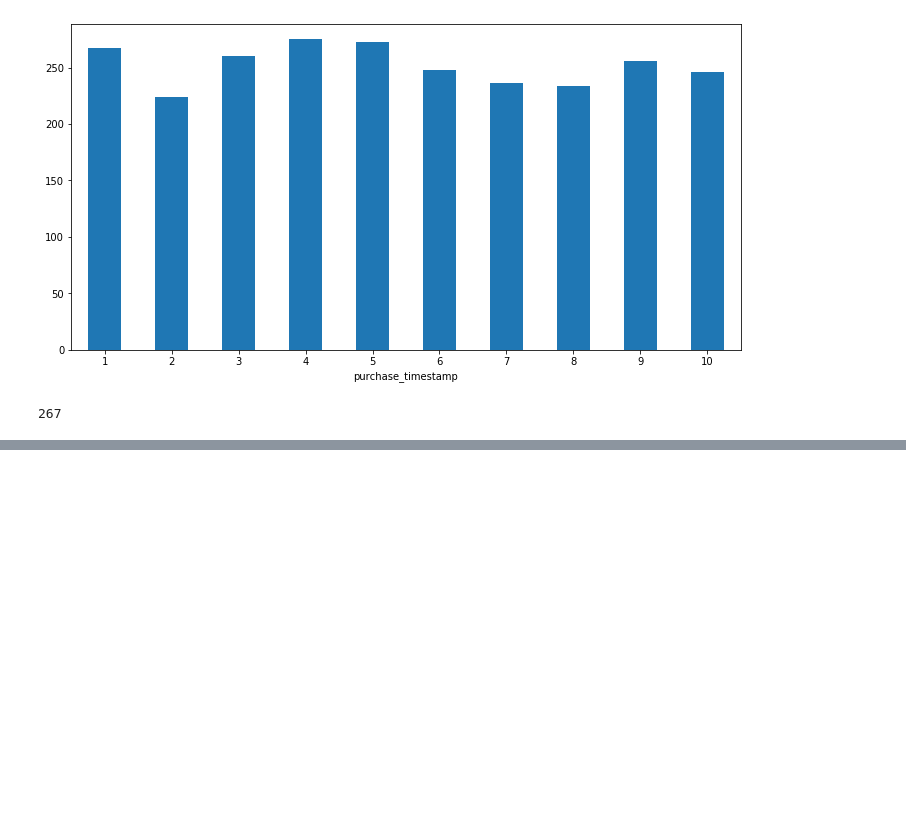
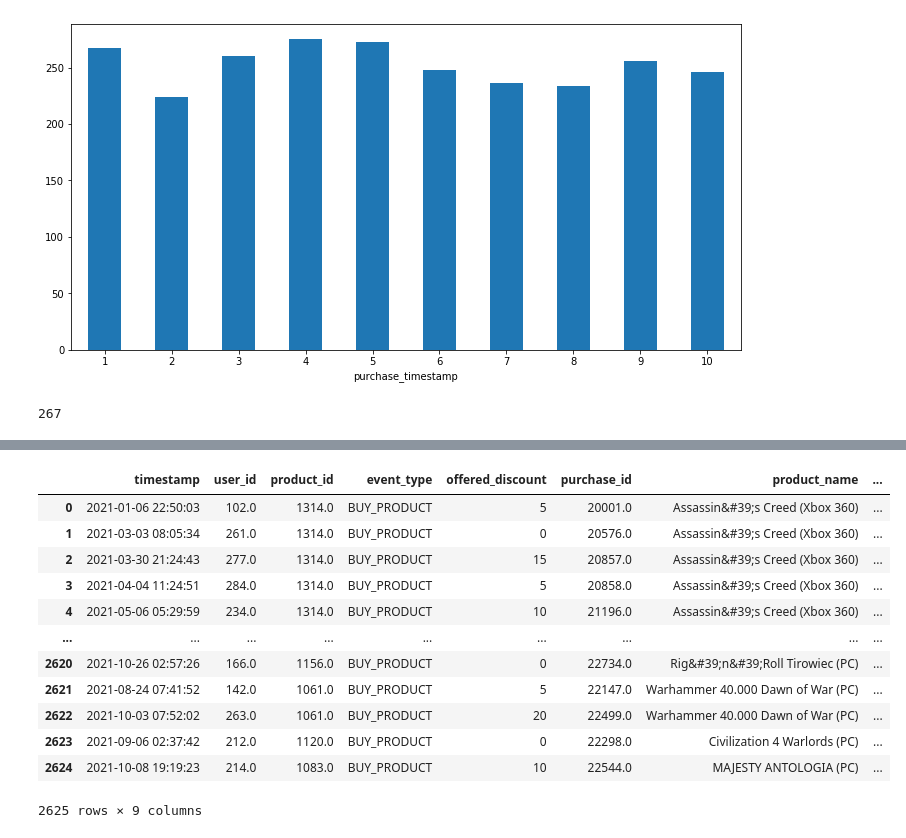
Before and after one commit to Rolkarolka/Delivery-optimization, a Jupyter notebook: notebooks/data_analysis.ipynb, the cells around one changed output, grey strips where cells are left out. Cells and saved outputs as stored; diff of their text form; code cells hidden in the pictures; blank space fills up the shorter version.

```diff
--- a/notebooks/data_analysis.ipynb
+++ b/notebooks/data_analysis.ipynb
@@ -167,0 +212,17 @@ print(sum)
+# %%
+df = pd.merge(df_category, df_product, on='product_id', how='inner')
+df
+# %% [output]
+|  | timestamp | user_id | product_id | event_type | offered_discount | purchase_id | product_name | ... |
+| 0 | 2021-01-06 22:50:03 | 102.0 | 1314.0 | BUY_PRODUCT | 5 | 20001.0 | Assassin&#39;s Creed (Xbox 360) | ... |
+| 1 | 2021-03-03 08:05:34 | 261.0 | 1314.0 | BUY_PRODUCT | 0 | 20576.0 | Assassin&#39;s Creed (Xbox 360) | ... |
+| 2 | 2021-03-30 21:24:43 | 277.0 | 1314.0 | BUY_PRODUCT | 15 | 20857.0 | Assassin&#39;s Creed (Xbox 360) | ... |
+| 3 | 2021-04-04 11:24:51 | 284.0 | 1314.0 | BUY_PRODUCT | 5 | 20858.0 | Assassin&#39;s Creed (Xbox 360) | ... |
+| 4 | 2021-05-06 05:29:59 | 234.0 | 1314.0 | BUY_PRODUCT | 10 | 21196.0 | Assassin&#39;s Creed (Xbox 360) | ... |
+| ... | ... | ... | ... | ... | ... | ... | ... | ... |
+| 2620 | 2021-10-26 02:57:26 | 166.0 | 1156.0 | BUY_PRODUCT | 0 | 22734.0 | Rig&#39;n&#39;Roll Tirowiec (PC) | ... |
+| 2621 | 2021-08-24 07:41:52 | 142.0 | 1061.0 | BUY_PRODUCT | 5 | 22147.0 | Warhammer 40.000 Dawn of War (PC) | ... |
+| 2622 | 2021-10-03 07:52:02 | 263.0 | 1061.0 | BUY_PRODUCT | 20 | 22499.0 | Warhammer 40.000 Dawn of War (PC) | ... |
+| 2623 | 2021-09-06 02:37:42 | 212.0 | 1120.0 | BUY_PRODUCT | 0 | 22298.0 | Civilization 4 Warlords (PC) | ... |
+| 2624 | 2021-10-08 19:19:23 | 214.0 | 1083.0 | BUY_PRODUCT | 10 | 22544.0 | MAJESTY ANTOLOGIA (PC) | ... |
+2625 rows × 9 columns
```
Also changed, not shown: parts of 4 cells of this notebook.
